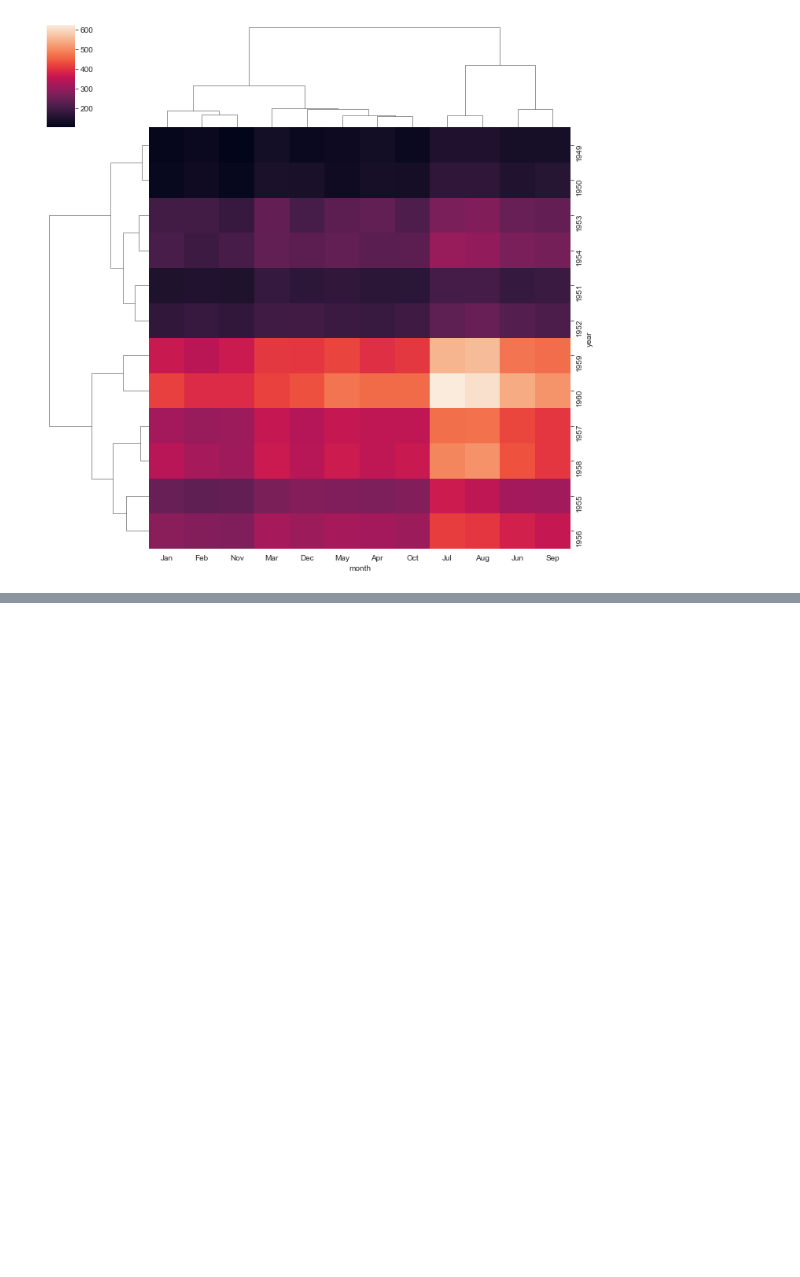
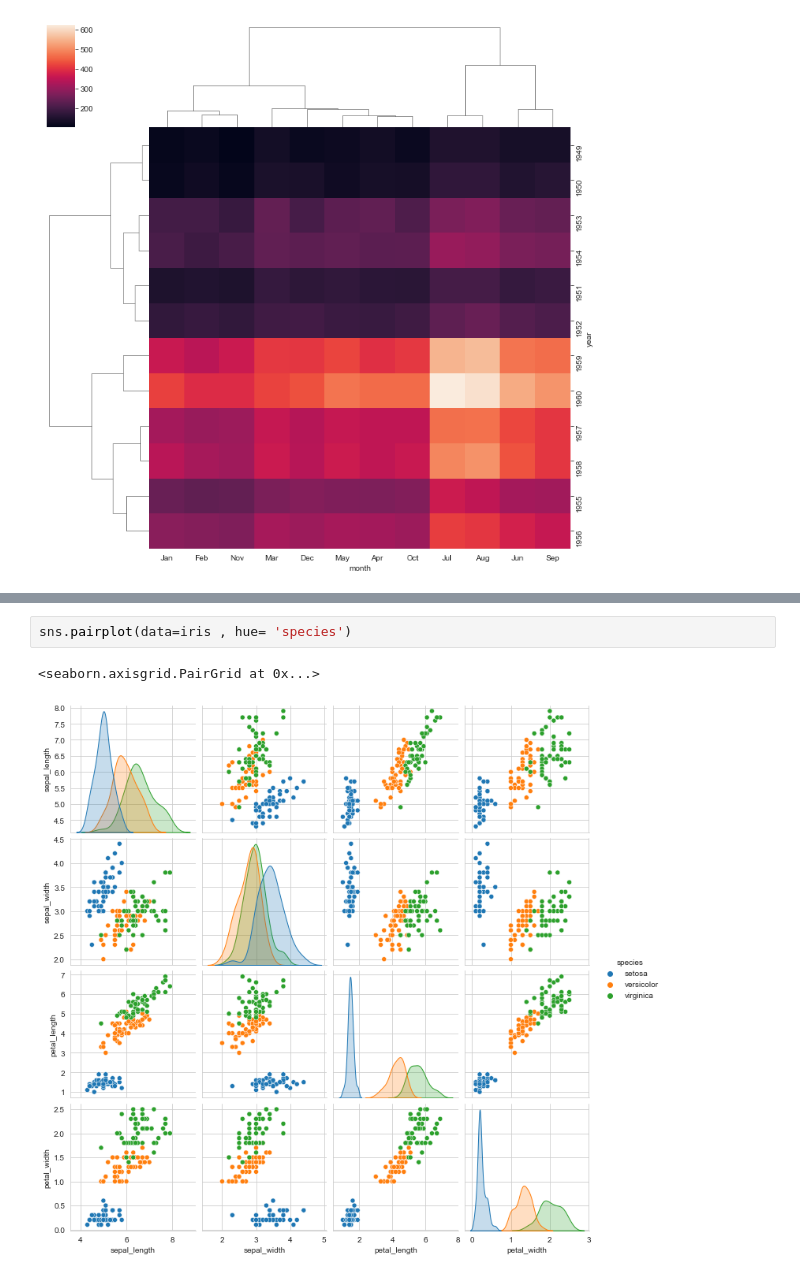
Before and after one commit to GarvitBanthiya/IT_Training_3rdSEM_ML, a Jupyter notebook: day19_seaborn.ipynb, the cells around one changed output, grey strips where cells are left out. Cells and saved outputs as stored; diff of their text form; blank space fills up the shorter version.

```diff
--- a/day19_seaborn.ipynb
+++ b/day19_seaborn.ipynb
@@ -160,0 +197,5 @@ sns.clustermap(data=fdf)
+# %%
+sns.pairplot(data=iris , hue= 'species')
+# %% [output]
+<seaborn.axisgrid.PairGrid at 0x...>
+[figure, added]
```
Also changed, not shown: parts of 11 cells of this notebook, 2 other files.
